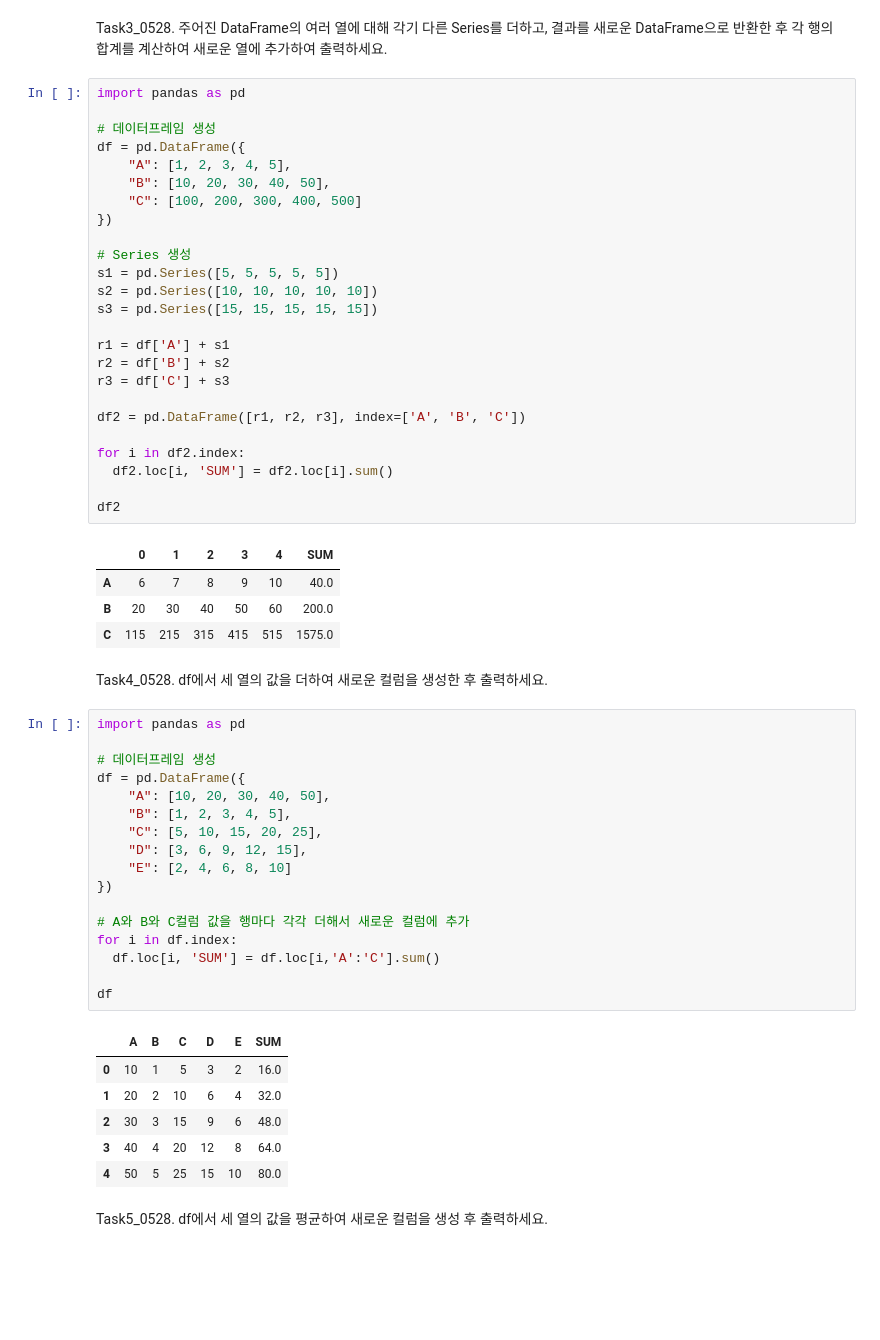
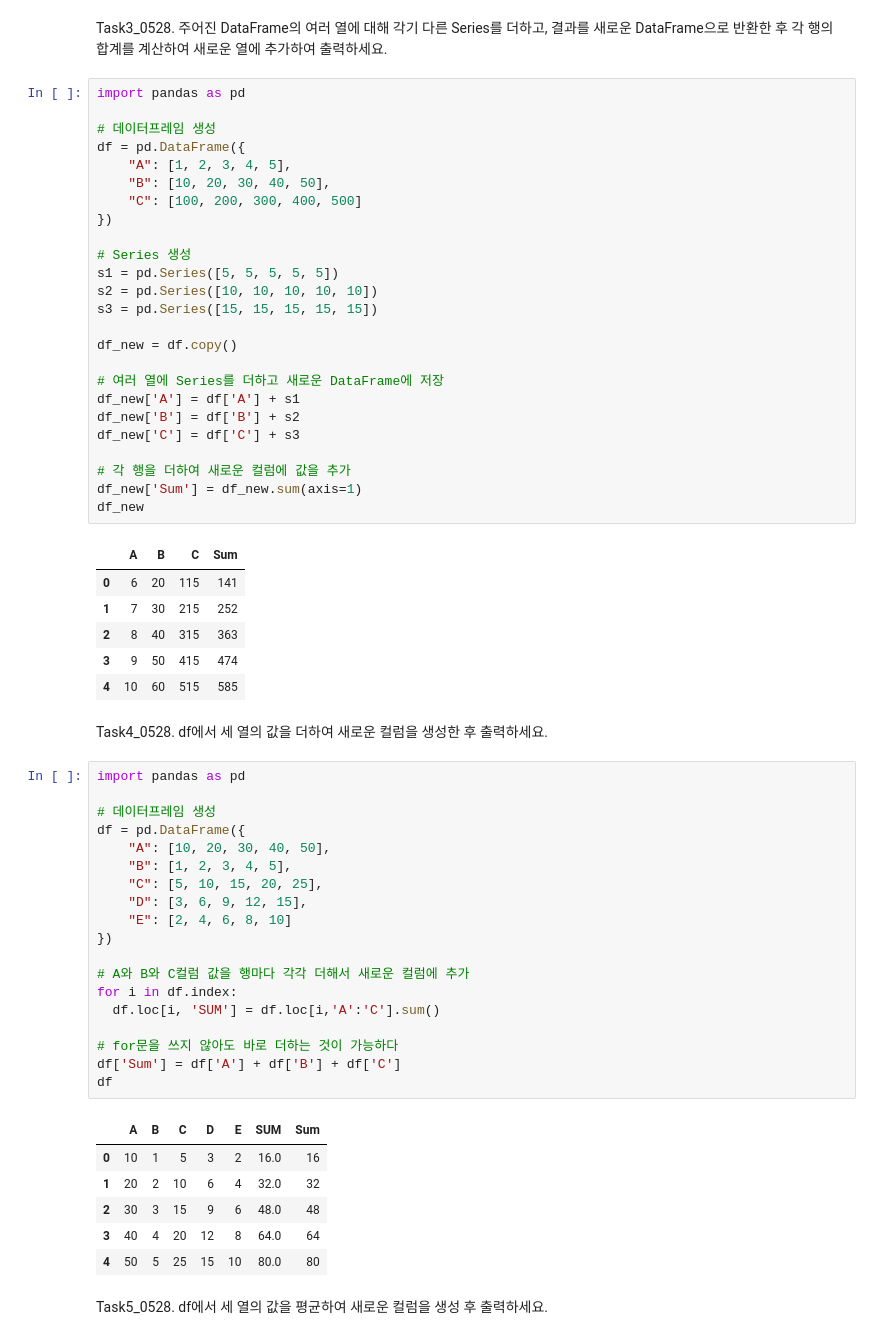
Before and after one commit to Kimhang-KDT/kita_2404, a Jupyter notebook: m3_분석 라이브러리/m3_20240528_Task.ipynb, the cells around one changed output. Cells and saved outputs as stored; diff of their text form; blank space fills up the shorter version.

```diff
--- a/m3_분석 라이브러리/m3_20240528_Task.ipynb
+++ b/m3_분석 라이브러리/m3_20240528_Task.ipynb
@@ -65,47 +65,51 @@ s1 = pd.Series([5, 5, 5, 5, 5])
 s2 = pd.Series([10, 10, 10, 10, 10])
 s3 = pd.Series([15, 15, 15, 15, 15])
 
-r1 = df['A'] + s1
-r2 = df['B'] + s2
-r3 = df['C'] + s3
+df_new = df.copy()
 
-df2 = pd.DataFrame([r1, r2, r3], index=['A', 'B', 'C'])
+# 여러 열에 Series를 더하고 새로운 DataFrame에 저장
+df_new['A'] = df['A'] + s1
+df_new['B'] = df['B'] + s2
+df_new['C'] = df['C'] + s3
 
-for i in df2.index:
-  df2.loc[i, 'SUM'] = df2.loc[i].sum()
-
-df2
+# 각 행을 더하여 새로운 컬럼에 값을 추가
+df_new['Sum'] = df_new.sum(axis=1)
+df_new
 # %% [output]
-|  | 0 | 1 | 2 | 3 | 4 | SUM |
-| A | 6 | 7 | 8 | 9 | 10 | 40.0 |
-| B | 20 | 30 | 40 | 50 | 60 | 200.0 |
-| C | 115 | 215 | 315 | 415 | 515 | 1575.0 |
+|  | A | B | C | Sum |
+| 0 | 6 | 20 | 115 | 141 |
+| 1 | 7 | 30 | 215 | 252 |
+| 2 | 8 | 40 | 315 | 363 |
+| 3 | 9 | 50 | 415 | 474 |
+| 4 | 10 | 60 | 515 | 585 |
 # %% [markdown]
 Task4_0528. df에서 세 열의 값을 더하여 새로운 컬럼을 생성한 후 출력하세요.
 # %%
 import pandas as pd
 
 # 데이터프레임 생성
 df = pd.DataFrame({
     "A": [10, 20, 30, 40, 50],
     "B": [1, 2, 3, 4, 5],
     "C": [5, 10, 15, 20, 25],
     "D": [3, 6, 9, 12, 15],
     "E": [2, 4, 6, 8, 10]
 })
 
 # A와 B와 C컬럼 값을 행마다 각각 더해서 새로운 컬럼에 추가
 for i in df.index:
   df.loc[i, 'SUM'] = df.loc[i,'A':'C'].sum()
 
+# for문을 쓰지 않아도 바로 더하는 것이 가능하다
+df['Sum'] = df['A'] + df['B'] + df['C']
 df
 # %% [output]
-|  | A | B | C | D | E | SUM |
-| 0 | 10 | 1 | 5 | 3 | 2 | 16.0 |
-| 1 | 20 | 2 | 10 | 6 | 4 | 32.0 |
-| 2 | 30 | 3 | 15 | 9 | 6 | 48.0 |
-| 3 | 40 | 4 | 20 | 12 | 8 | 64.0 |
-| 4 | 50 | 5 | 25 | 15 | 10 | 80.0 |
+|  | A | B | C | D | E | SUM | Sum |
+| 0 | 10 | 1 | 5 | 3 | 2 | 16.0 | 16 |
+| 1 | 20 | 2 | 10 | 6 | 4 | 32.0 | 32 |
+| 2 | 30 | 3 | 15 | 9 | 6 | 48.0 | 48 |
+| 3 | 40 | 4 | 20 | 12 | 8 | 64.0 | 64 |
+| 4 | 50 | 5 | 25 | 15 | 10 | 80.0 | 80 |
 # %% [markdown]
 Task5_0528. df에서 세 열의 값을 평균하여 새로운 컬럼을 생성 후 출력하세요.
 # %%
```
Also changed, not shown: parts of 3 cells of this notebook.
